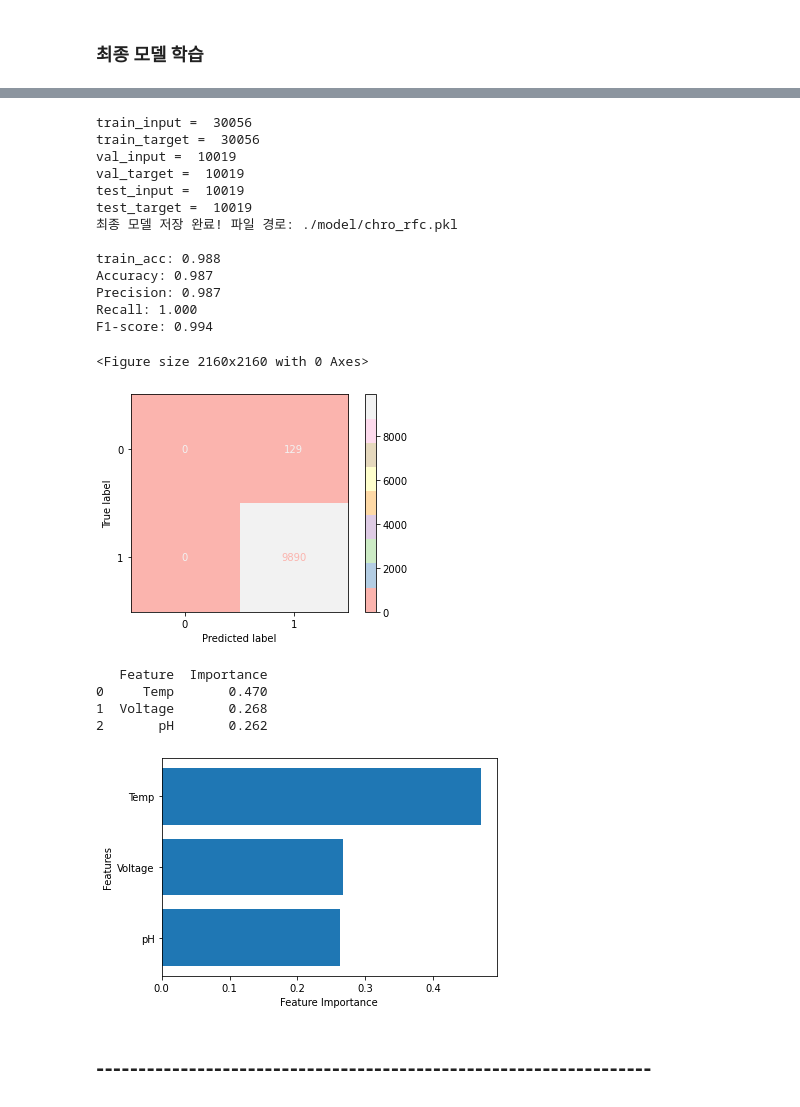
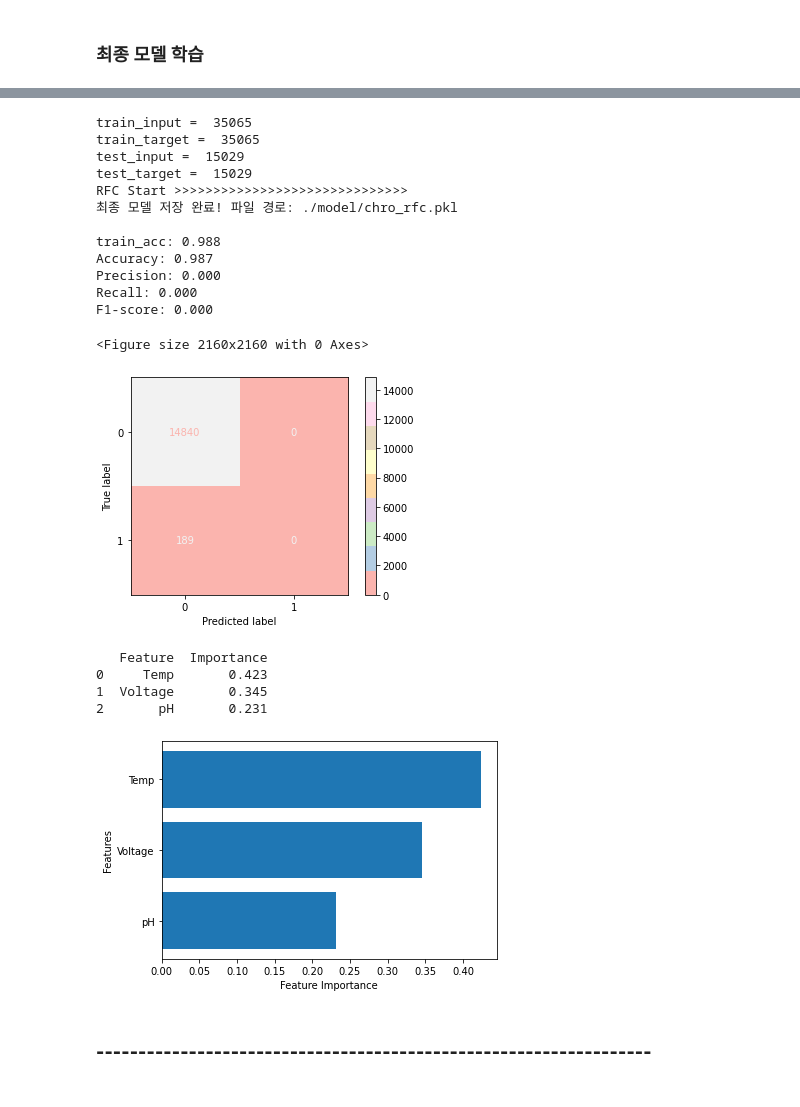
Before and after one commit to och5351/Bigdata_busan, a Jupyter notebook: ML/csy_RFC/RFC_re.ipynb, the cells around one changed output, grey strips where cells are left out. Drawn from its saved outputs; the diff is of its cells as text; code cells hidden in the pictures.

```diff
--- a/ML/csy_RFC/RFC_re.ipynb
+++ b/ML/csy_RFC/RFC_re.ipynb
@@ -642,7 +660,7 @@ optimi_minsplit (algorithm, algorithm_name,
 [figure]
 # %%
 
-n_split = 6
+n_split = 8
 # %% [markdown]
 ### 모델 최적화(4) : 잎사귀 노드의 최소 자료 수
 # %%
@@ -650,7 +668,7 @@ n_split = 6
 n_leaf_min = 1
 n_leaf_max = 51
 optimi_minleaf(algorithm, algorithm_name,
-               train_input, train_target, val_input, val_target,
+               train_input, train_target, test_input, test_target,
                n_leaf_min, n_leaf_max, n_estimator, n_depth, n_split)
 # 잎사귀 노드의 최소 자료 수는 많고, 훈련 정확도와 검증 정확도의 차이가 적은 값으로 선정하는 것이 좋다
 # 잎사귀 노드의 최소 자료 수가 많아질 수록 과소적합이 일어나므로 훈련·검증 정확도 차이가 나지 않는 n_leaf = 2로 선정
@@ -676,9 +694,9 @@ optimi_minleaf(algorithm, algorithm_name,
 # %%
-# n_split = 5
+# n_split = 8
 n_leaf_min = 1
 n_leaf_max = 51
 optimi_minleaf(algorithm, algorithm_name,
-               train_input, train_target, val_input, val_target,
+               train_input, train_target, test_input, test_target,
                n_leaf_min, n_leaf_max, n_estimator, n_depth, n_split)
 # %% [output]
     min_samples_leaf  TrainScore  ValScore
@@ -702,7 +719,0 @@ optimi_minleaf(algorithm, algorithm_name,
-# %%
-# n_split = 7
-n_leaf_min = 1
-n_leaf_max = 51
-optimi_minleaf(algorithm, algorithm_name,
-               train_input, train_target, val_input, val_target,
-               n_leaf_min, n_leaf_max, n_estimator, n_depth, n_split)
@@ -744,35 +736,32 @@ print(cnt0, cnt1)
 # %%
 print("train_input = ", len(train_input))
 print("train_target = ", len(train_target))
-print("val_input = ", len(val_input))
-print("val_target = ", len(val_target))
 print("test_input = ", len(test_input))
 print("test_target = ", len(test_target))
 
 model_final(algorithm, algorithm_name, feature_name,
-            train_input, train_target, val_input, val_target, test_input, test_target,
+            train_input, train_target, test_input, test_target,
             n_estimator, n_depth, n_split, n_leaf)
 # %% [output]
-train_input =  30056
-train_target =  30056
-val_input =  10019
-val_target =  10019
-test_input =  10019
-test_target =  10019
+train_input =  35065
+train_target =  35065
+test_input =  15029
+test_target =  15029
+RFC Start >>>>>>>>>>>>>>>>>>>>>>>>>>>>>>
 최종 모델 저장 완료! 파일 경로: ./model/chro_rfc.pkl
 
 train_acc: 0.988
 Accuracy: 0.987
-Precision: 0.987
-Recall: 1.000
-F1-score: 0.994
+Precision: 0.000
+Recall: 0.000
+F1-score: 0.000
 <Figure size 2160x2160 with 0 Axes>
-[figure, old version]
+[figure, new version]
    Feature  Importance
-0     Temp       0.470
-1  Voltage       0.268
-2       pH       0.262
+0     Temp       0.423
+1  Voltage       0.345
+2       pH       0.231
-[figure, old version]
+[figure, new version]
 # %% [markdown]
 ## ------------------------------------------------------------------
 # %% [markdown]
```
Also changed, not shown: parts of 39 cells of this notebook, 8 other files.
